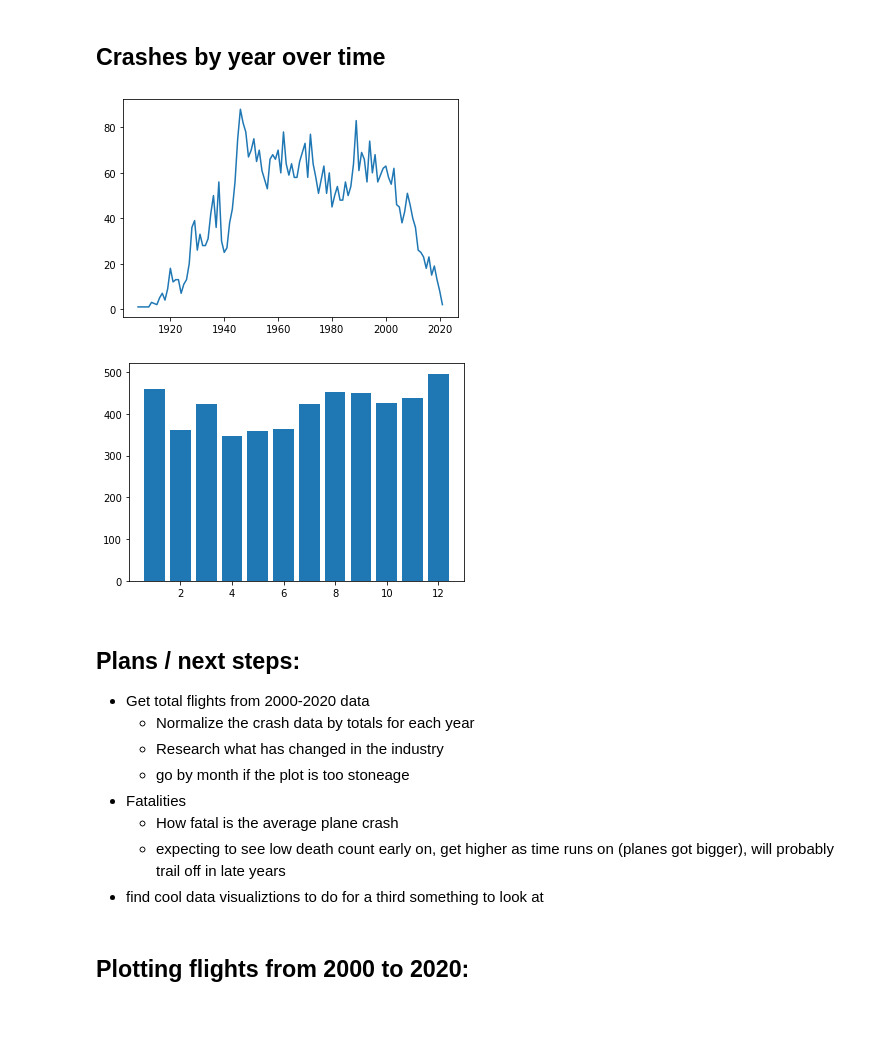
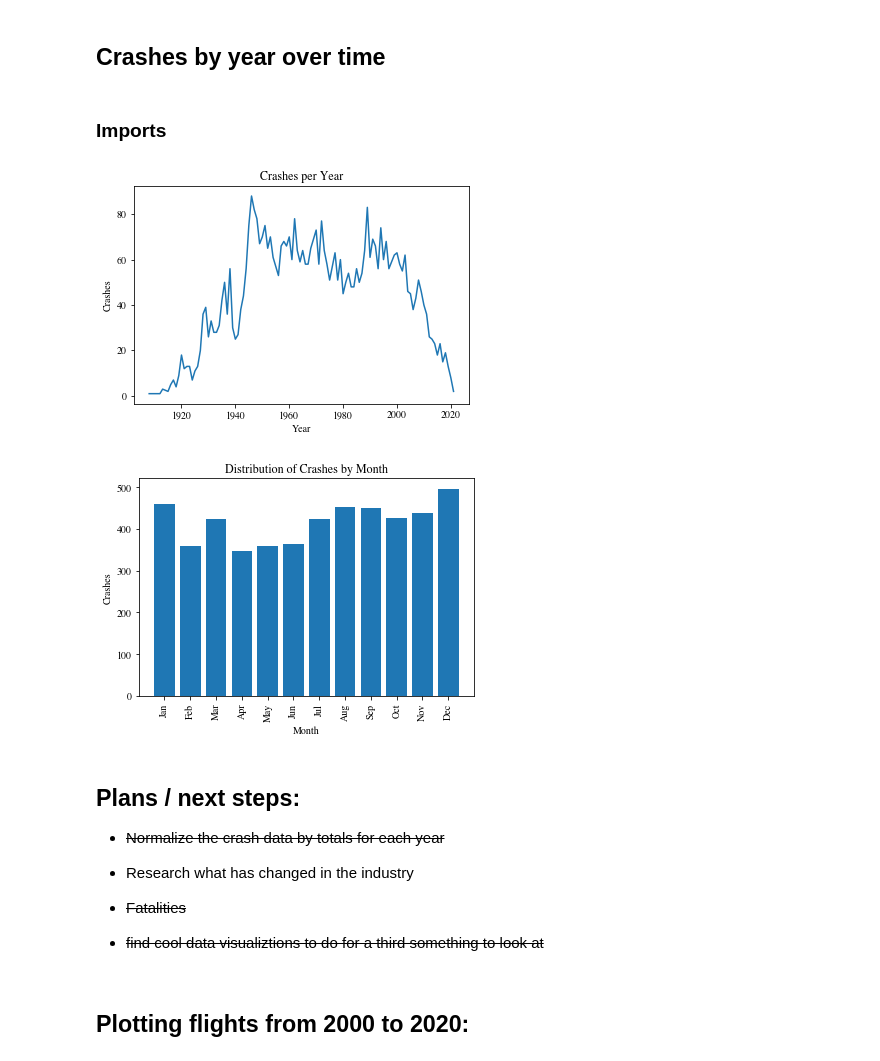
Before and after one commit to bgrantBoards/midterm-keanu-ben, a Jupyter notebook: notebook.ipynb, the cells around one changed output. Cells and saved outputs as stored; diff of their text form; code cells hidden in the pictures; blank space fills up the shorter version.

```diff
--- a/notebook.ipynb
+++ b/notebook.ipynb
@@ -9,9 +9,13 @@ Run the cell below each time the notebook is started or restarted to ensure that
 %autoreload 2
 # %% [markdown]
 ## Crashes by year over time
+# %% [markdown]
+### Imports
 # %%
 import dateparser as dp
 import pandas as pd
+import numpy as np
 import matplotlib.pyplot as plt
-
-data = pd.read_csv("all_data.csv")
+import matplotlib.dates as mdates
+from datetime import datetime
+plt.rcParams["font.family"] = "times"
@@ -30,9 +36,16 @@ for date in dates:
         crashes_by_year[year] += 1
     else:
         crashes_by_year[year] = 1
-# %%
-plt.plot(crashes_by_year.keys(), crashes_by_year.values())
-plt.show()
-# %% [output]
-[figure, removed]
+# %%
+# line Graph
+plt.plot(crashes_by_year.keys(), crashes_by_year.values())
+
+# Plot labeling
+plt.title("Crashes per Year")
+plt.xlabel("Year")
+plt.ylabel("Crashes")
+
+plt.show()
+# %% [output]
+[figure, added]
 # %%
@@ -48,21 +61,36 @@ for date in dates:
         crashes_by_month[month] += 1
     else:
         crashes_by_month[month] = 1
-# %%
-plt.bar(crashes_by_month.keys(), crashes_by_month.values())
-plt.show()
-# %% [output]
-[figure, removed]
+# %%
+import collections
+
+# Had to convert to an ordered dictionary to get the month labels to work correctly
+od = collections.OrderedDict(sorted(crashes_by_month.items()))
+
+# Month labels
+labels = ['Jan', 'Feb', 'Mar', 'Apr', "May", "Jun", "Jul", "Aug", "Sep", "Oct", "Nov", "Dec"]
+plt.xticks(list(od.keys()), labels, rotation='vertical')
+
+# Bar graph of data
+plt.bar(od.keys(), od.values())
+
+# Plot labeling
+plt.title("Distribution of Crashes by Month")
+plt.xlabel("Month")
+plt.ylabel("Crashes")
+
+plt.show()
+# %% [output]
+[figure, added]
 # %% [markdown]
 ## Plans / next steps:
-- Get total flights from 2000-2020 data
-    - Normalize the crash data by totals for each year
-    - Research what has changed in the industry
-    - go by month if the plot is too stoneage
-- Fatalities
-    - How fatal is the average plane crash
-    - expecting to see low death count early on, get higher as time runs on (planes got bigger), will probably trail off in late years
-- find cool data visualiztions to do for a third something to look at
+- ~~Normalize the crash data by totals for each year~~
+
+- Research what has changed in the industry
+
+- ~~Fatalities~~
+
+- ~~find cool data visualiztions to do for a third something to look at~~
 # %% [markdown]
 ## Plotting flights from 2000 to 2020:
 # %%
```
Also changed, not shown: parts of 15 cells of this notebook.
